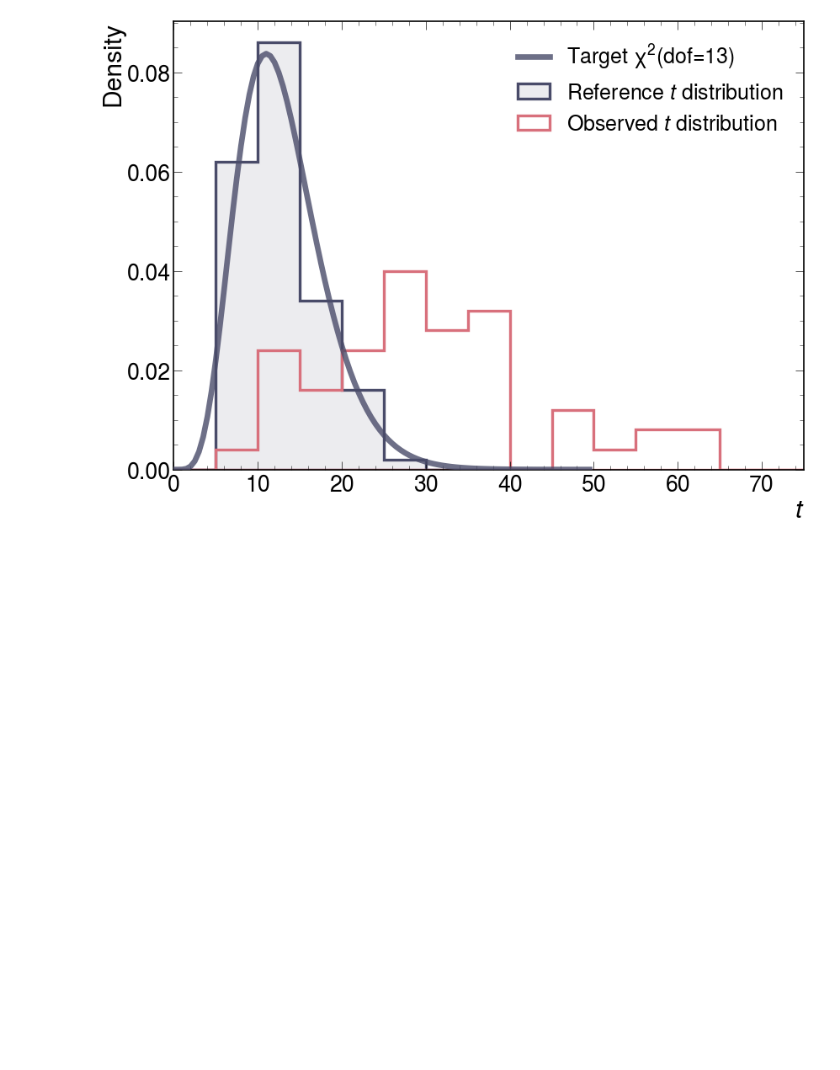
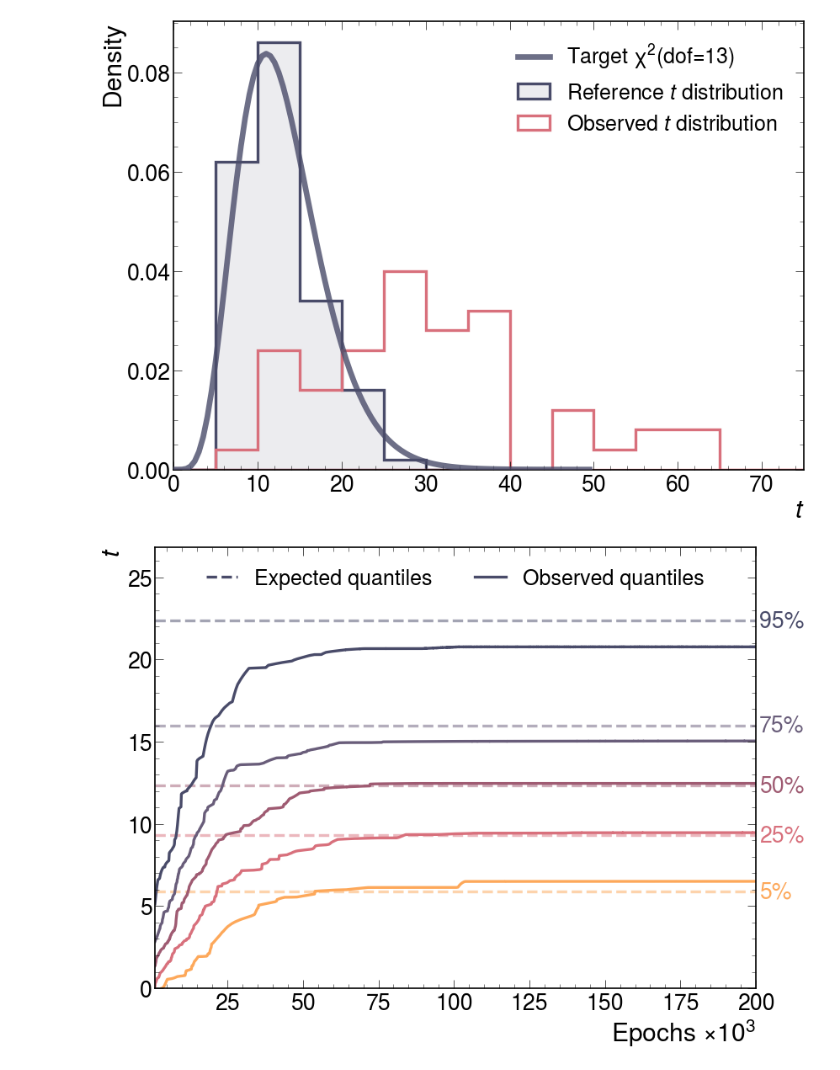
Before and after one commit to PietroCappelli/NPLM.torch, a Jupyter notebook: output_analysis.ipynb, the cells around one changed output. Drawn from its saved outputs; the diff is of its cells as text; code cells hidden in the pictures; blank space fills up the shorter version.

Commit message:
added test statistic quantiles evolution plot

```diff
--- a/output_analysis.ipynb
+++ b/output_analysis.ipynb
@@ -213,3 +214,35 @@ plot_two_t(
 )
 # %% [output]
 [figure]
+# %%
+quantile_list   = [0.95,  0.75,  0.5,   0.25,  0.05]
+quantile_labels = ["95%", "75%", "50%", "25%", "5%"]
+
+plot_quantiles_evolution(
+    t_history       = t_ref,
+    quantile_list   = quantile_list,
+    quantile_labels = quantile_labels,
+    chi2            = ref_chi2,
+    obs_alpha       = 1.0,
+    th_alpha        = 0.5,
+    epochs_init     = 1000,
+    epochs_norm     = 1e3,
+    figsize         = FIGSIZE,
+    fontsize        = FONTSIZE,
+    palette         = PALETTE_2,
+    lw              = 4,
+    cms             = False,
+    cms_label       = "",
+    cms_rlabel      = "",
+    grid            = False,
+    xlabel          = r"Epochs $\times 10^3$",
+    ylabel          = "$\it{t}$",
+    show_plot       = True,
+    save_plot       = False,
+    plot_name       = "loss_history",
+    plot_path       = PLOT_PATH,
+    plot_format     = "png",
+    return_fig      = False
+)
+# %% [output]
+[figure, added]
```
Also changed, not shown: parts of 2 cells of this notebook, 1 other file.
